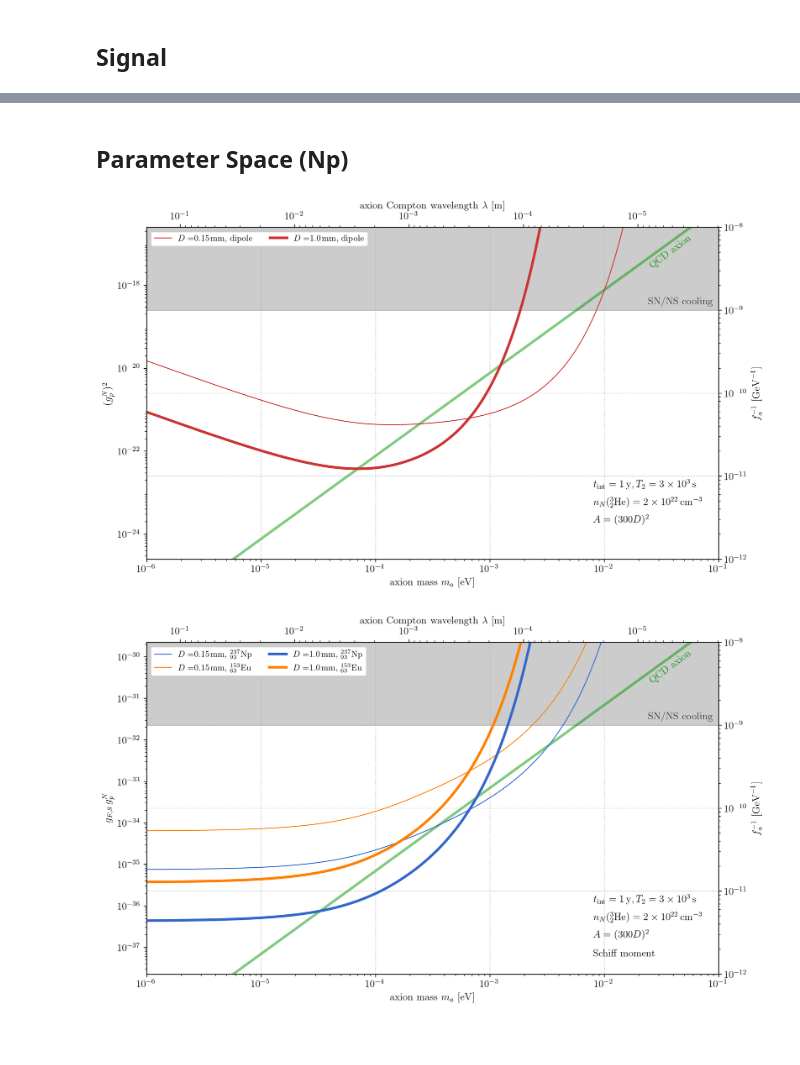
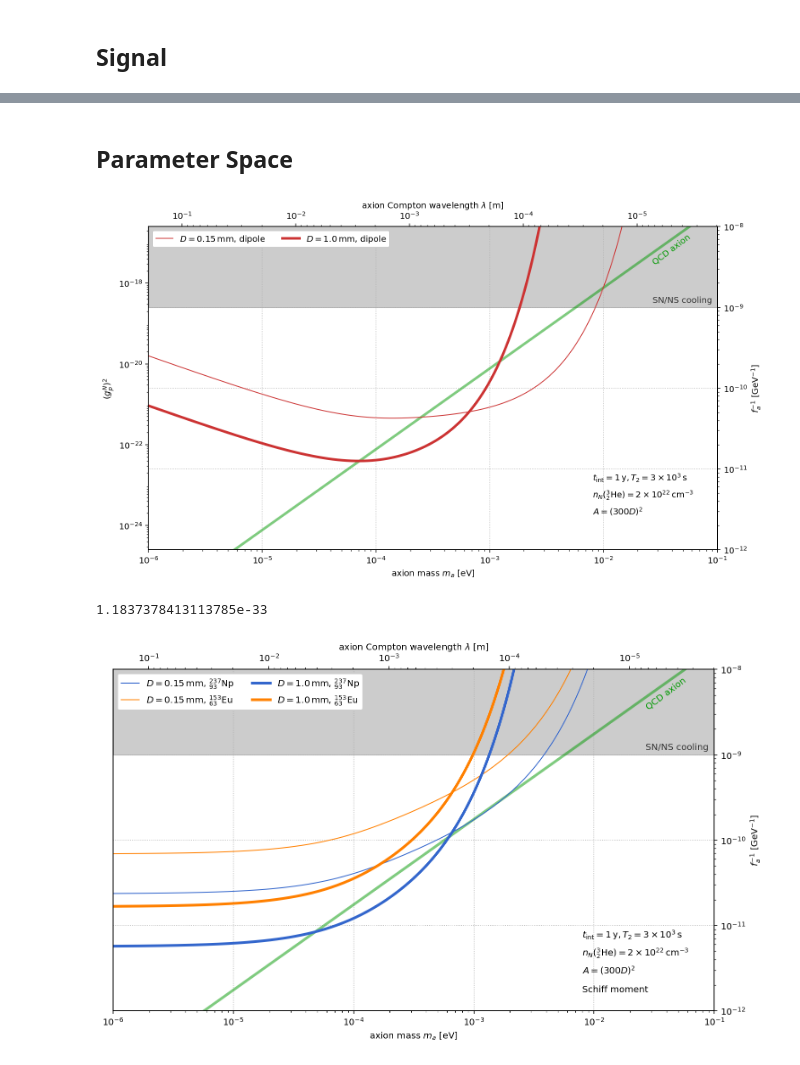
Before and after one commit to kenvantilburg/ferroaxionic-effect, a Jupyter notebook: code/sensitivity.ipynb, the cells around one changed output, grey strips where cells are left out. Cells and saved outputs as stored; diff of their text form; code cells hidden in the pictures; blank space fills up the shorter version.

Commit message:
improved code structure for adding new materials

```diff
--- a/code/sensitivity.ipynb
+++ b/code/sensitivity.ipynb
@@ -143,16 +96,20 @@ rho_M_EU = n_N_EU * E_M_EU
 # %%
-def fn_Omega_slab_mon(m,D,h,rho_S,P_nuc,c_aNN=1):
+def fn_Omega_slab_mon(m,D,h,rho_S,P_nuc,c_aNN):
     return P_nuc * c_aNN * rho_S / (2 * chi_QCD) * m * np.exp(-m*D) * (1-np.exp(-m*h))
-def fn_Omega_slab_mon_mqm(m,D,h,rho_M,P_nuc,c_aNN=1):
+def fn_Omega_slab_mon_mqm(m,D,h,rho_M,c_aNN):
     return c_aNN * rho_M / (2 * chi_QCD) * m * np.exp(-m*D) * (1-np.exp(-m*h))
-def fn_Omega_slab_dip(m,D,h,n_N,P_nuc,c_aNN=1):
+def fn_Omega_slab_dip(m,D,h,n_N,P_nuc,c_aNN):
     return P_nuc * c_aNN**2 * n_N / (4 * chi_QCD) * m**2 * np.exp(-m*D) * (1-np.exp(-m*h))
 def fn_S_Omega(T_2,n_N,vol):
     return 1/ (T_2 * n_N * vol)
 # %% [markdown]
-## Parameter Space (Np)
+## Parameter Space
 # %%
 vec_ma = np.logspace(-6,-1,int(1e3)) * eV
+# %%
+Eu = Material(10,2,63,153,1.2e4*kg*meter**-3, 10, 5, 0.1*e_EM*fm**3, 0.01*e_EM*fm**2,3.7*e_EM*fm**3, 1.0*e_EM*fm**2, P_nuc)
+# %%
+Np = Material(30,6,93,237,1.5e4 * kg * meter**-3, 10, 5,0.48*e_EM*fm**3, 0.088*e_EM*fm**2,  6*e_EM*fm**3, 1.3*e_EM*fm**2, P_nuc )
 # %%
 def fn_fa_2_inv_sens_mon(m,D,h,rho_S,P_nuc,c_aNN,T_2,n_N_det,vol):
     """Return 1/f_a^2 sensitivity for Schiff monopole - dipole interaction"""
@@ -165,7 +122,6 @@ def fn_fa_2_inv_sens_dip(m,D,h,n_N,P_nuc,c_aNN,T_2,n_N_det,vol):
     return fn_fa(m)**-2 * np.sqrt(fn_S_Omega(T_2,n_N_det,vol) / t_int) / fn_Omega_slab_dip(m,D,h,n_N,P_nuc,c_aNN)
 # %%
 gpN2 = lambda fa_inv: (fa_inv * c_aNN*GeV)**2
-#fa_inv = lambda gpN2: np.sqrt(gpN2) / (c_aNN*GeV)
 ax2ticks = [10**(-i) for i in range(16, 25, 2)]
 
 fig, ax = plt.subplots(1,1,figsize=(12,7))
@@ -197,7 +153,7 @@ for i_D, D in enumerate(vec_D):
     vol = D**3 * vec_aspect[i_D]**2
     #plt.plot(vec_ma/eV,GeV*fn_fainv_sens_mon_mqm(vec_ma,D,h,rho_M,P_nuc,c_aNN,T_2,n_N,vol), lw=vec_lw[i_D], color=(1.0, 0.5, 0.0), label=vec_label[i_D]+', monopole (MQM)')
     #plt.plot(vec_ma/eV,GeV*fn_fainv_sens_mon(vec_ma,D,h,rho_S,P_nuc,c_aNN,T_2,n_N_det,vol),lw=vec_lw[i_D],color=(0.2,0.4,0.8),label=vec_label[i_D]+', monopole (Schiff)')
-    plt.plot(vec_ma/eV,GeV*np.sqrt(fn_fa_2_inv_sens_dip(vec_ma,D,h,n_N,P_nuc,c_aNN,T_2,n_N_det,vol)),
+    plt.plot(vec_ma/eV,GeV*np.sqrt(fn_fa_2_inv_sens_dip(vec_ma,D,h,Eu.n_N,P_nuc,c_aNN,T_2,n_N_det,vol)),
              lw=vec_lw[i_D],color=(0.8,0.2,0.2),label=vec_label[i_D]+', dipole')
 ax.text(6e-2,8.5e-9,'QCD axion',ha='right',va='top',color=(0,0.6,0,1),rotation=37);
 ax.text(9e-2,1.1e-9,'SN/NS cooling',ha='right',va='bottom',color=(0.2,0.2,0.2),rotation=0);
@@ -210,52 +166,46 @@ handles, labels = plt.gca().get_legend_handles_labels()
 order = [0,1]
 legend = ax.legend([handles[idx] for idx in order],[labels[idx] for idx in order],fontsize=10,loc='upper left', ncol=2, framealpha=1.0);
 # %% [output]
-[figure, old version]
+[figure, new version]
+# %%
+Eu.rho_s()[1]
+# %% [output]
+1.1837378413113785e-33
 # %%
-gpNgFS = lambda fa_inv: fa_inv**2*E_S*c_aNN*GeV
-#ax2ticks = [10**(-i) for i in range(16, 25, 2)]
-
 fig, ax = plt.subplots(1,1,figsize=(12,7))
-ax2 = ax.twinx()
-ax2.set_yscale('log')
-ax2.yaxis.tick_left()
-#ax2.set_yticks(ax2ticks)
-ax2.yaxis.set_label_position('left')
-ax2.set_ylim((gpNgFS(10**-12),gpNgFS(10**-8)))
-ax2.set_ylabel('$g_{F,S}\,g_{p}^N$')
 ax.set_xscale('log'); ax.set_yscale('log'); ax.set_xlim(1e-6,1e-1); ax.set_ylim(1e-12,1e-8)
 ax_top = ax.twiny();  ax_top.set_xlim(ax.get_xlim()); ax_top.set_xscale('log');
 ax.yaxis.tick_right()
 ax.yaxis.set_label_position("right")
 ax.set_xlabel(r'axion mass $m_a~[\mathrm{eV}]$'); ax_top.set_xlabel('axion Compton wavelength $\lambda~[\mathrm{m}]$'); ax.set_ylabel('$f_a^{-1}~[\mathrm{GeV}^{-1}]$');
 ticks_right_minor = np.outer(10**(np.arange(-19.0,-5)),np.arange(1.,10.,1.)).flatten()
 ticks_right_minor = ticks_right_minor[(ax.get_ylim()[0] < ticks_right_minor) & (ticks_right_minor < ax.get_ylim()[1])]
 ticks_right_major = 10**(np.arange(-12,-7.99))
 ticks_top_minor = (np.outer(10**(np.arange(2.0,-6.01,-1)),np.arange(1.,10.,1.)).flatten() * meter)**-1 / eV;
 ticks_top_minor = ticks_top_minor[(ax_top.get_xlim()[0] < ticks_top_minor) & (ticks_top_minor < ax_top.get_xlim()[1])]
 ticks_top_major = (10**(np.arange(-1.,-5.01,-1)) * meter)**-1 / eV
 ax.set_yticks(ticks_right_minor,minor=True); ax.set_yticks(ticks_right_major,minor=False);
 ax.grid(ls='dotted',which='major',axis='both')
 ax_top.set_xticks([],minor=True); ax_top.set_xticks(ticks_top_minor,minor=True); ax_top.set_xticklabels([],minor=True);
 ax_top.set_xticks(ticks_top_major,minor=False); ax_top.set_xticklabels(['$10^{-1}$','$10^{-2}$','$10^{-3}$','$10^{-4}$','$10^{-5}$'],minor=False);
 ax.plot(vec_ma/eV,1/fn_fa(vec_ma)*GeV,color=(0,0.6,0,0.5),lw=3);
 ax.fill_between(vec_ma/eV,1e-9,1e-5,color=(0,0,0,0.2))
 for i_D, D in enumerate(vec_D):
     vol = D**3 * vec_aspect[i_D]**2
-    plt.plot(vec_ma/eV,GeV*np.sqrt(fn_fa_2_inv_sens_mon(vec_ma,D,h,rho_S,P_nuc,c_aNN,T_2,n_N_det,vol)),
+    plt.plot(vec_ma/eV,GeV*np.sqrt(fn_fa_2_inv_sens_mon(vec_ma,D,h,Np.rho_s()[1],P_nuc,c_aNN,T_2,n_N_det,vol)),
              lw=vec_lw[i_D],color=(0.2,0.4,0.8),label=vec_label[i_D]+', ${}^{237}_{93}\mathrm{Np}$')
-    plt.plot(vec_ma/eV,GeV*np.sqrt(fn_fa_2_inv_sens_mon(vec_ma,D,h,rho_S_EU,P_nuc,c_aNN,T_2,n_N_det,vol)),
+    plt.plot(vec_ma/eV,GeV*np.sqrt(fn_fa_2_inv_sens_mon(vec_ma,D,h,Eu.rho_s()[1],P_nuc,c_aNN,T_2,n_N_det,vol)),
              lw=vec_lw[i_D],color=(1.0, 0.5, 0.0),label=vec_label[i_D]+', ${}^{153}_{63}\mathrm{Eu}$')
 ax.text(6e-2,8.5e-9,'QCD axion',ha='right',va='top',color=(0,0.6,0,1),rotation=37);
 ax.text(9e-2,1.1e-9,'SN/NS cooling',ha='right',va='bottom',color=(0.2,0.2,0.2),rotation=0);
 ax.text(0.8e-2,2**(3.2)*1e-12,r'$t_\mathrm{int} = 1\,\mathrm{y}, T_2 = 3 \times 10^3\,\mathrm{s}$',va='top')
 ax.text(0.8e-2,2**(2.5)*1e-12,r'$n_N({{}^{3}_2\mathrm{He}}) = 2 \times 10^{22} \, \mathrm{cm}^{-3}$',va='top')
 ax.text(0.8e-2,2**(1.8)*1e-12,r'$A = (300 D)^2$',va='top')
 ax.text(0.8e-2,2**(1)*1e-12,r'Schiff moment',va='top')
 
 handles, labels = plt.gca().get_legend_handles_labels()
 order = [0,1,2,3]
 legend = ax.legend([handles[idx] for idx in order],[labels[idx] for idx in order],fontsize=10,loc='upper left', ncol=2, framealpha=1.0);
 # %% [output]
-[figure, old version]
+[figure, new version]
 # %%
```
Also changed, not shown: parts of 19 cells of this notebook.
